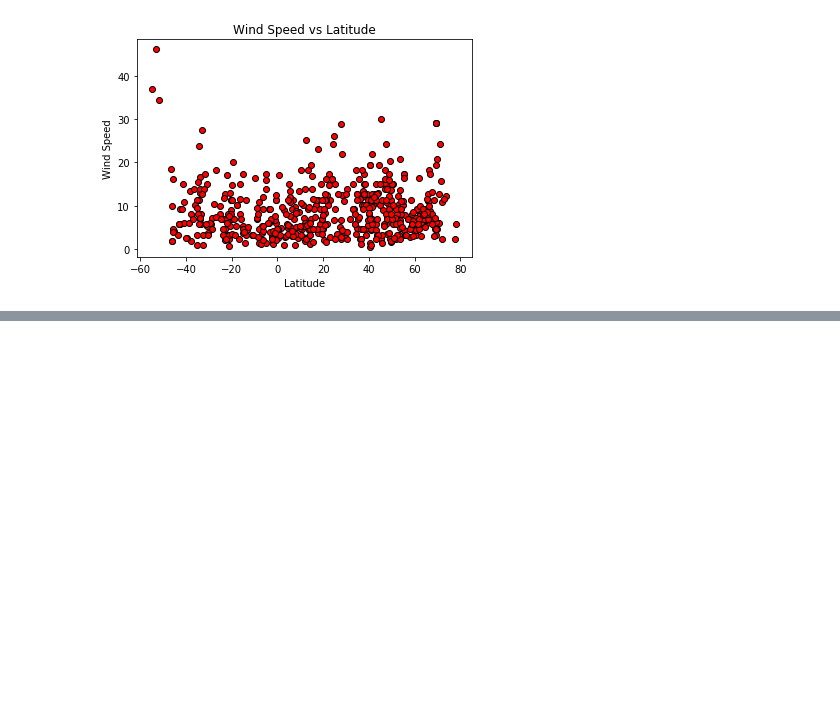
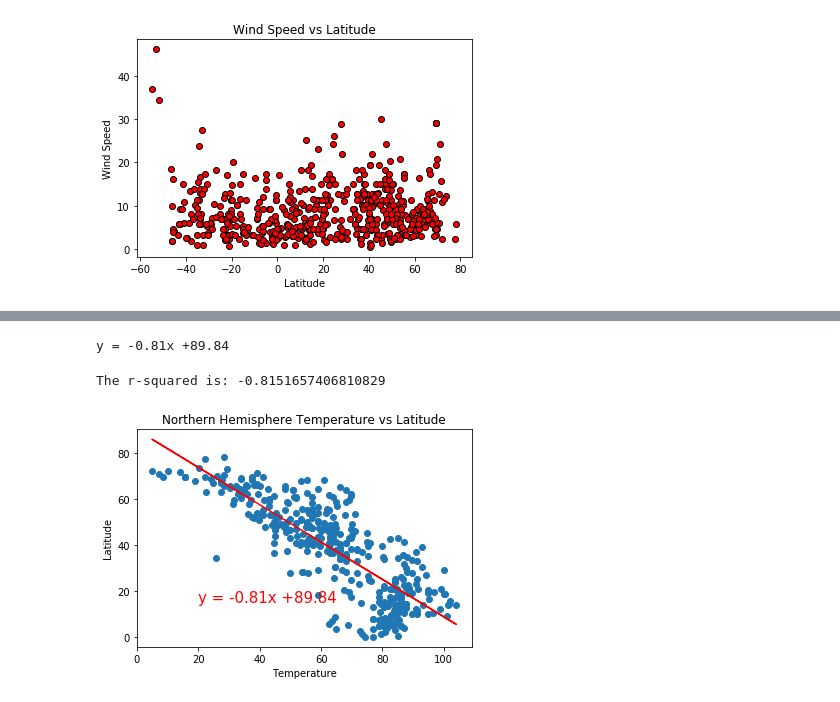
Before and after one commit to garrettsanders/python_api_challenge, a Jupyter notebook: WeatherPy.ipynb, the cells around one changed output, grey strips where cells are left out. Cells and saved outputs as stored; diff of their text form; code cells hidden in the pictures; blank space fills up the shorter version.

Commit message:
Updated linear regression graphs

```diff
--- a/WeatherPy.ipynb
+++ b/WeatherPy.ipynb
@@ -214,0 +219,4 @@ Text(0.5, 1.0, 'Wind Speed vs Latitude')
+# %%
+northern_hemi = new_weather_df.loc[(new_weather_df["Lat"] > 0)]
+southern_hemi = new_weather_df.loc[(new_weather_df["Lat"] < 0)]
+northern_hemi.head()
@@ -214,0 +230,10 @@ Text(0.5, 1.0, 'Wind Speed vs Latitude')
+# %%
+north_temp = northern_hemi["Max Temp"]
+north_lat = northern_hemi["Lat"]
+# %%
+# Perform a linear regression on temperature vs. latitude
+(slope, intercept, rvalue, pvalue, stderr) = stats.linregress(north_temp, north_lat)
+
+# Get regression values
+regress_values = north_temp * slope + intercept
+print(regress_values)
@@ -214,0 +253,25 @@ Text(0.5, 1.0, 'Wind Speed vs Latitude')
+# %%
+# Create line equation string
+line_eq = "y = " + str(round(slope,2)) + "x +" + str(round(intercept,2))
+print(line_eq)
+# %% [output]
+y = -0.81x +89.84
+# %%
+# Create Plot
+plt.scatter(north_temp,north_lat)
+plt.plot(north_temp,regress_values,"r-")
+
+# Label plot and annotate the line equation
+plt.xlabel('Temperature')
+plt.ylabel('Latitude')
+plt.title("Northern Hemisphere Temperature vs Latitude")
+plt.annotate(line_eq,(20,15),fontsize=15,color="red")
+
+# Print r square value
+print(f"The r-squared is: {rvalue}")
+
+# Show plot
+plt.show()
+# %% [output]
+The r-squared is: -0.8151657406810829
+[figure, added]
```
Also changed, not shown: parts of 47 cells of this notebook.
